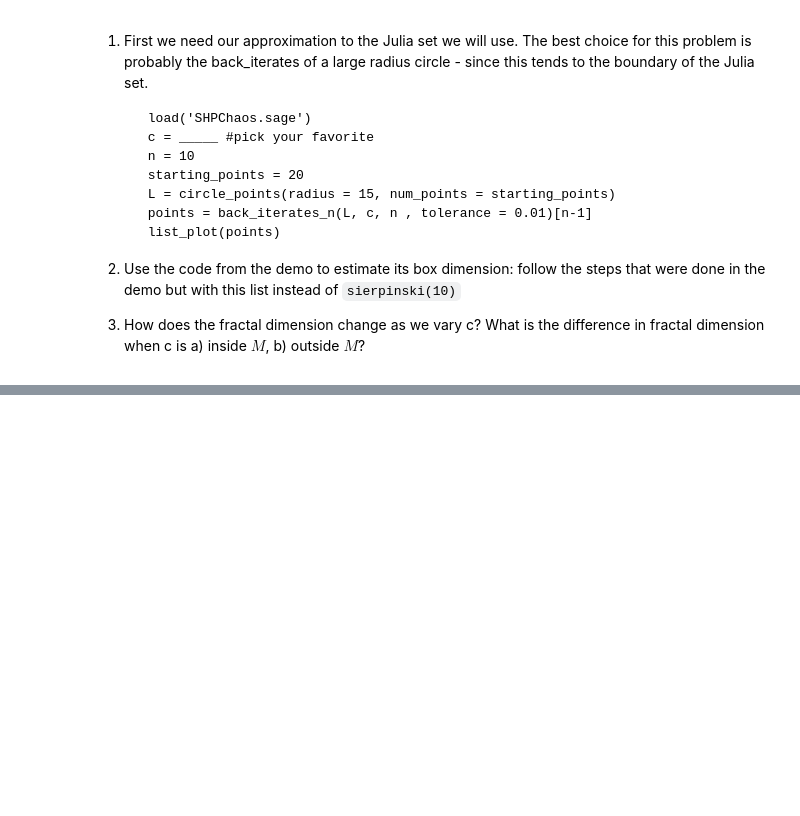
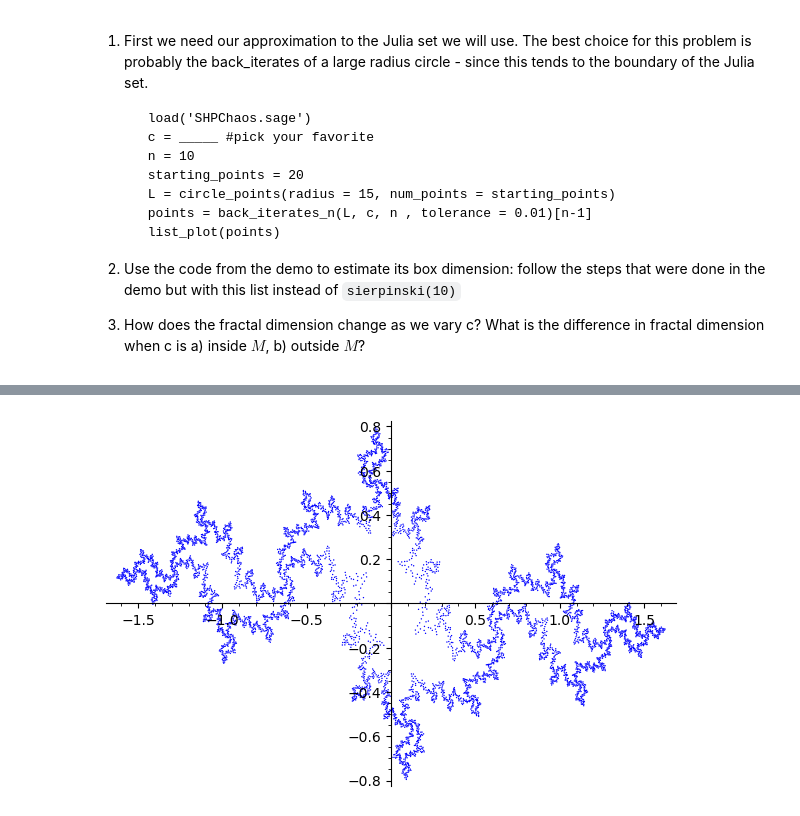
Before and after one commit to sam-dehority/SHPChaoasandFractals2021Spring, a Jupyter notebook: 4-17Problems.ipynb, the cells around one changed output, grey strips where cells are left out. Drawn from its saved outputs; the diff is of its cells as text; code cells hidden in the pictures; blank space fills up the shorter version.

```diff
--- a/4-17Problems.ipynb
+++ b/4-17Problems.ipynb
@@ -20,0 +25,29 @@ The goal of these problems is to apply what we have learned in the demo about bo
+# %%
+load('SHPChaos.sage')
+c = -1 + 0.26*I #pick your favorite
+n = 38
+starting_points = 20
+L = circle_points(radius = 15, num_points = starting_points)
+points = back_iterates_n(L, c, n , tolerance = 0.005)[n-1]
+
+def box_array(level, points, xmin = 0, xmax = 1, ymin = 0, ymax = 1):
+    """
+    Returns a 2^level by 2^level array of 0s or 1s,
+    with a 1 in box (i,j) if there is a point in the box (i,j). Note that this could be done way more efficiently by storing the columns or rows as binary numbers.
+    """
+    width = xmax - xmin
+    height = ymax - ymin
+    array = [[0 for j in range(2^level)] for i in range(2^level)]
+    lx = len(array)
+    ly = len(array[0])
+    for p in points:
+        px = (p[0] - xmin)/width #-1/(2^(level + 2)) # rescale to within [0,1]
+        py = (p[1] - ymin)/height# -1/(2^(level + 2))
+        i = int(px*2^level)
+        j = int(py*2^level)
+        array[i][j] = 1
+    return(array)
+
+list_plot(points, size = 1)
+# %% [output]
+[figure, added]
```
Also changed, not shown: parts of 8 cells of this notebook, 2 other files.
